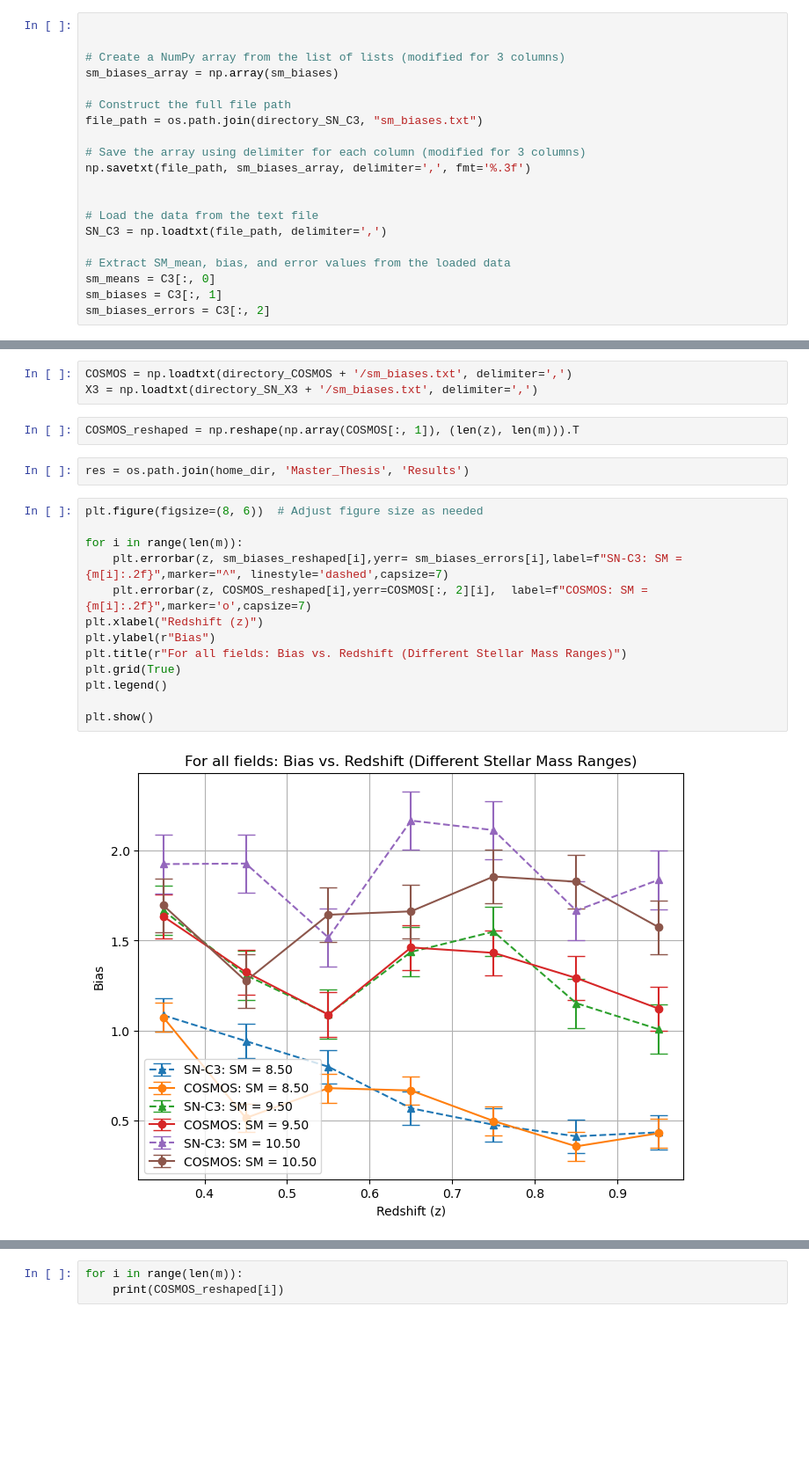
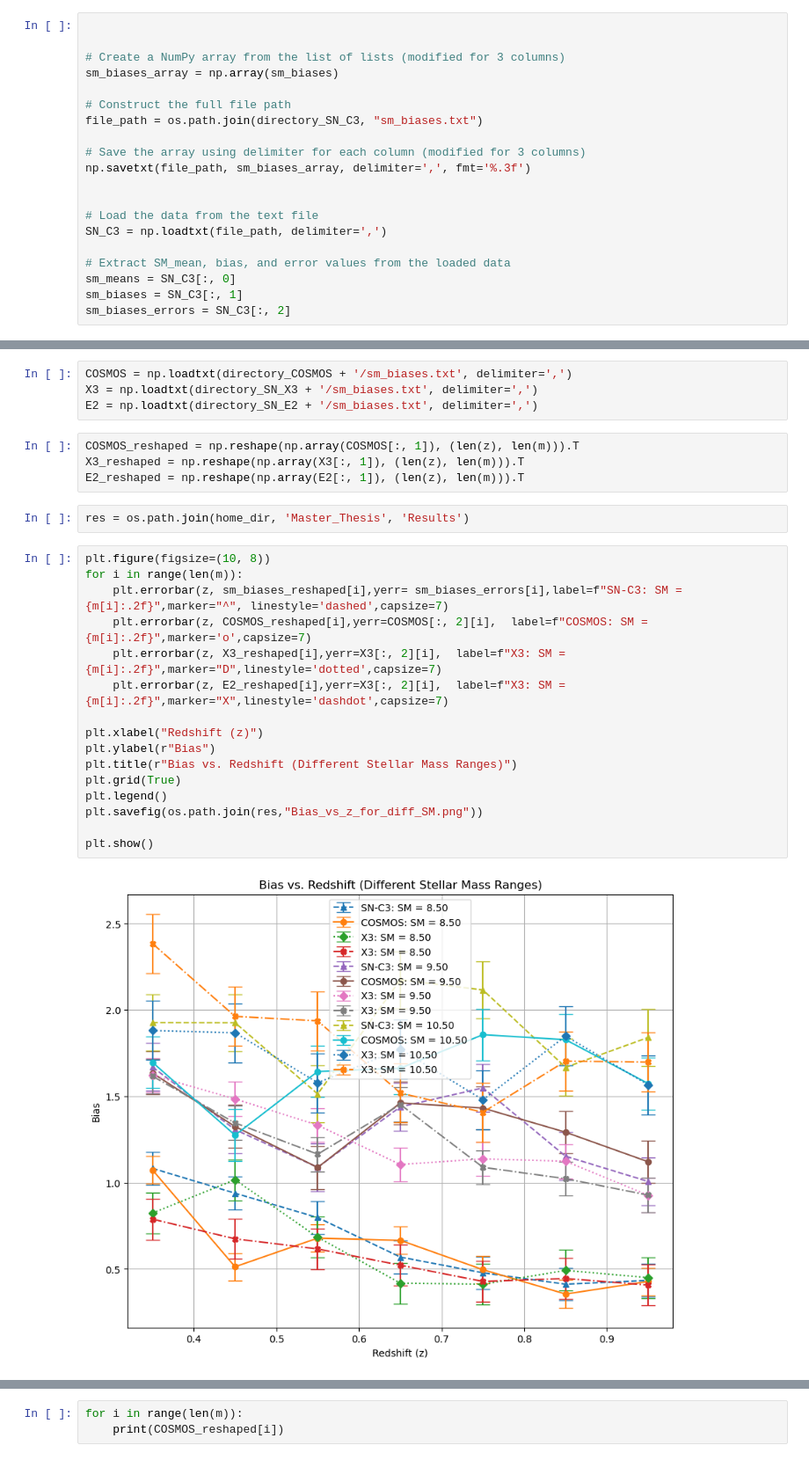
Before and after one commit to OtiliaIrina/Master_Thesis, a Jupyter notebook: SN-C3.ipynb, the cells around one changed output, grey strips where cells are left out. Shown at 88% size. Saved outputs shown, nothing was run; the diff lists cells and outputs as text; blank space fills up the shorter version.

Commit message:
Bias_vs_z_for_diff_SM_4_fields

```diff
--- a/SN-C3.ipynb
+++ b/SN-C3.ipynb
@@ -428,9 +428,9 @@ np.savetxt(file_path, sm_biases_array, delimiter=',', fmt='%.3f')
 SN_C3 = np.loadtxt(file_path, delimiter=',')
 
 # Extract SM_mean, bias, and error values from the loaded data
-sm_means = C3[:, 0]
-sm_biases = C3[:, 1]
-sm_biases_errors = C3[:, 2]
+sm_means = SN_C3[:, 0]
+sm_biases = SN_C3[:, 1]
+sm_biases_errors = SN_C3[:, 2]
 # %%
 sm_biases_reshaped = np.reshape(sm_biases, (len(z), len(m))).T
 # %%
@@ -462,24 +462,30 @@ import numpy as np
 # %%
 COSMOS = np.loadtxt(directory_COSMOS + '/sm_biases.txt', delimiter=',')
 X3 = np.loadtxt(directory_SN_X3 + '/sm_biases.txt', delimiter=',')
+E2 = np.loadtxt(directory_SN_E2 + '/sm_biases.txt', delimiter=',')
 # %%
 COSMOS_reshaped = np.reshape(np.array(COSMOS[:, 1]), (len(z), len(m))).T
+X3_reshaped = np.reshape(np.array(X3[:, 1]), (len(z), len(m))).T
+E2_reshaped = np.reshape(np.array(E2[:, 1]), (len(z), len(m))).T
 # %%
 res = os.path.join(home_dir, 'Master_Thesis', 'Results')
 # %%
-plt.figure(figsize=(8, 6))  # Adjust figure size as needed
-
+plt.figure(figsize=(10, 8))
 for i in range(len(m)):
     plt.errorbar(z, sm_biases_reshaped[i],yerr= sm_biases_errors[i],label=f"SN-C3: SM = {m[i]:.2f}",marker="^", linestyle='dashed',capsize=7)
     plt.errorbar(z, COSMOS_reshaped[i],yerr=COSMOS[:, 2][i],  label=f"COSMOS: SM = {m[i]:.2f}",marker='o',capsize=7)
+    plt.errorbar(z, X3_reshaped[i],yerr=X3[:, 2][i],  label=f"X3: SM = {m[i]:.2f}",marker="D",linestyle='dotted',capsize=7)
+    plt.errorbar(z, E2_reshaped[i],yerr=X3[:, 2][i],  label=f"X3: SM = {m[i]:.2f}",marker="X",linestyle='dashdot',capsize=7)
+
 plt.xlabel("Redshift (z)")
 plt.ylabel(r"Bias")
-plt.title(r"For all fields: Bias vs. Redshift (Different Stellar Mass Ranges)")
+plt.title(r"Bias vs. Redshift (Different Stellar Mass Ranges)")
 plt.grid(True)
 plt.legend()
+plt.savefig(os.path.join(res,"Bias_vs_z_for_diff_SM.png"))
 
 plt.show()
 # %% [output]
-[figure, old version]
+[figure, new version]
 # %%
 # Find the index of the minimum value in m
```
Also changed, not shown: parts of 11 cells of this notebook, 8 other files.
